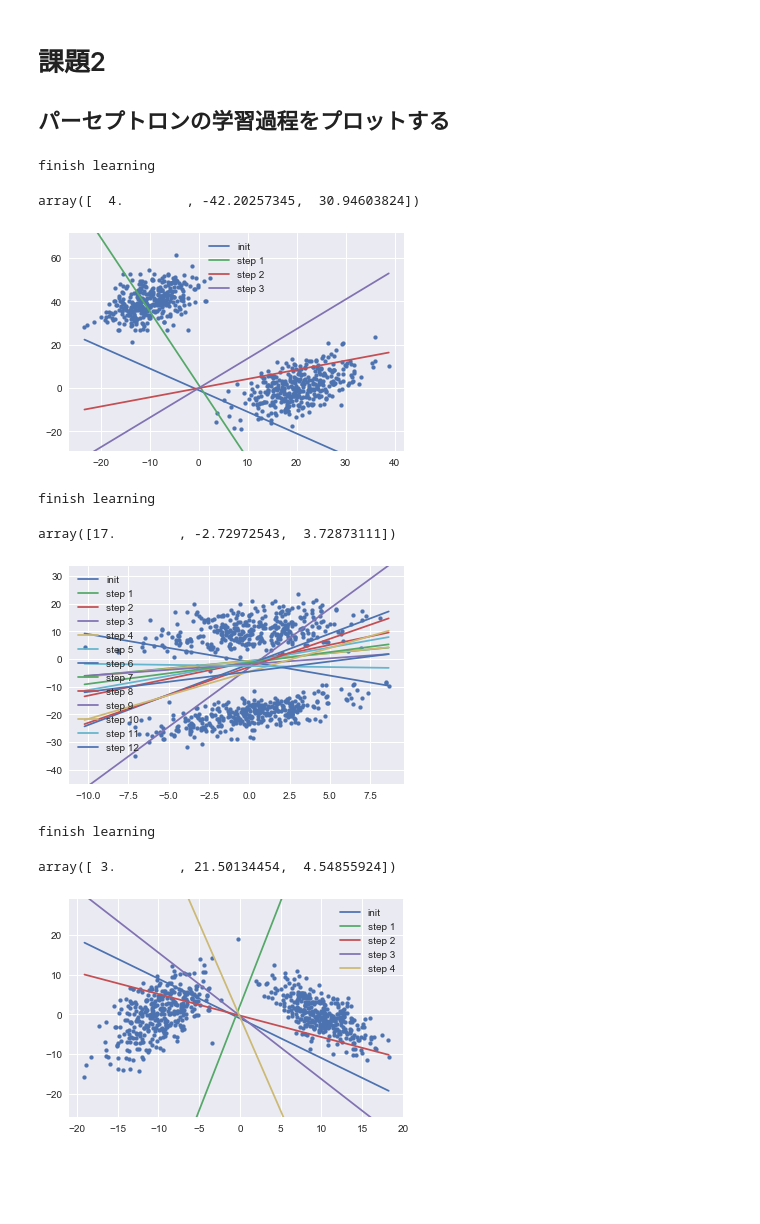
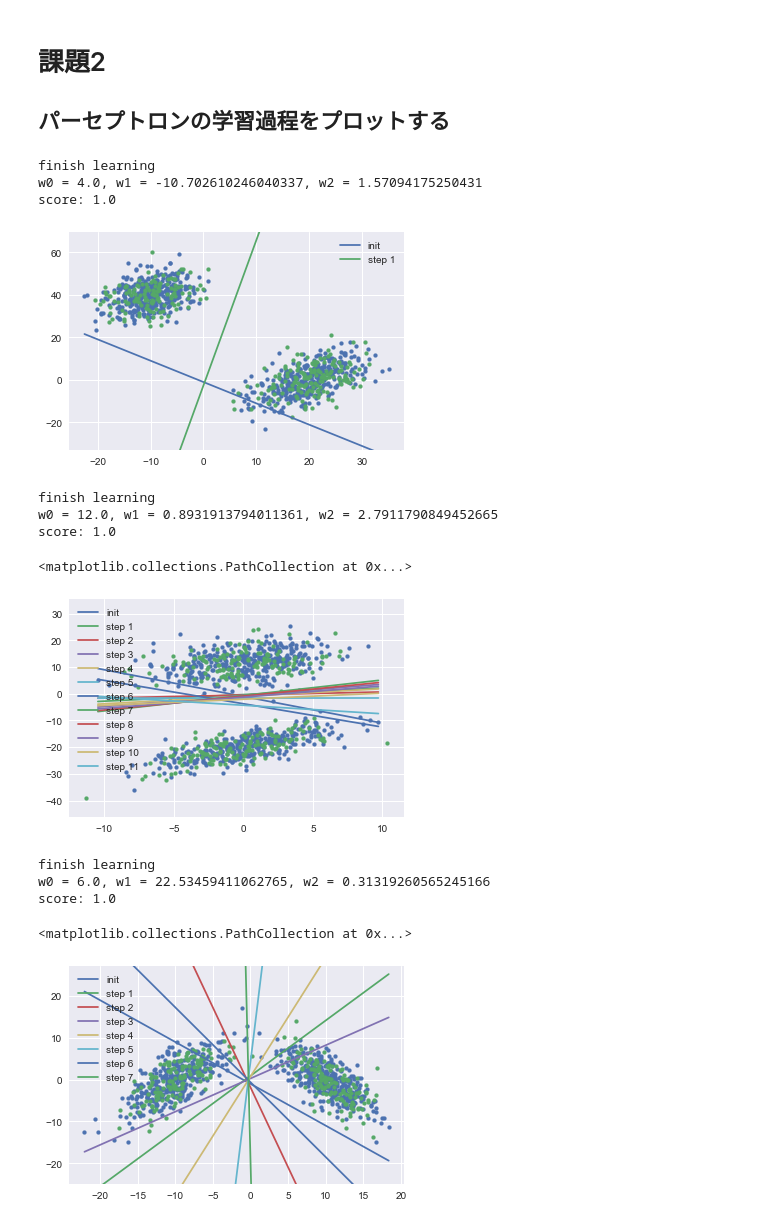
Before and after one commit to fukakeng/MlProgrammingStudy, a Jupyter notebook: hazipata/12_06_homework.ipynb, the cells around one changed output. Drawn from its saved outputs; the diff is of its cells as text; code cells hidden in the pictures; blank space fills up the shorter version.

```diff
--- a/hazipata/12_06_homework.ipynb
+++ b/hazipata/12_06_homework.ipynb
@@ -203,13 +213,20 @@ c1_rate = 0.5
 
 train_X, test_X, train_y, test_y = create_data(mean1, sigma1, mean2, sigma2, 1000, c1_rate)
 
-plot_learning_process(train_X)
+init_w = np.array([5, 5, 5])
+
+perceptron1 = Perceptron(init_w)
+perceptron1.plot_learning_process(train_X)
+perceptron1.print_params()
+perceptron1.score(test_X, test_y)
+plt.scatter(test_X[:, 0], test_X[:, 1], s=15)
 # %% [output]
 finish learning
+w0 = 4.0, w1 = -10.702610246040337, w2 = 1.57094175250431
+score: 1.0
-array([  4.        , -42.20257345,  30.94603824])
-[figure, old version]
+[figure, new version]
 # %%
-mean1 = np.array([0, 10])
+mean1 = np.array([0, 12])
 sigma1 = np.array([[10, 5], [5, 20]])
 mean2 = np.array([0, -20])
 sigma2 = np.array([[10, 10], [10, 20]])
@@ -217,22 +234,37 @@ c1_rate = 0.5
 
 train_X, test_X, train_y, test_y = create_data(mean1, sigma1, mean2, sigma2, 1000, c1_rate)
 
-plot_learning_process(train_X)
+init_w = np.array([5, 5, 5])
+
+perceptron2 = Perceptron(init_w)
+perceptron2.plot_learning_process(train_X)
+perceptron2.print_params()
+perceptron2.score(test_X, test_y)
+plt.scatter(test_X[:, 0], test_X[:, 1], s=15)
 # %% [output]
 finish learning
+w0 = 12.0, w1 = 0.8931913794011361, w2 = 2.7911790849452665
+score: 1.0
-array([17.        , -2.72972543,  3.72873111])
+<matplotlib.collections.PathCollection at 0x...>
-[figure, old version]
+[figure, new version]
 # %%
 mean1 = np.array([10, 0])
 sigma1 = np.array([[10, -10], [-10, 20]])
 mean2 = np.array([-10, 0])
-sigma2 = np.array([[10, 10], [10, 30]])
+sigma2 = np.array([[10, 10], [10, 20]])
 c1_rate = 0.5
 
 train_X, test_X, train_y, test_y = create_data(mean1, sigma1, mean2, sigma2, 1000, c1_rate)
+init_w = np.array([5, 5, 5])
 
-plot_learning_process(train_X)
+perceptron3 = Perceptron(init_w)
+perceptron3.plot_learning_process(train_X)
+perceptron3.print_params()
+perceptron3.score(test_X, test_y)
+plt.scatter(test_X[:, 0], test_X[:, 1], s=15)
 # %% [output]
 finish learning
+w0 = 6.0, w1 = 22.53459411062765, w2 = 0.31319260565245166
+score: 1.0
-array([ 3.        , 21.50134454,  4.54855924])
+<matplotlib.collections.PathCollection at 0x...>
-[figure, old version]
+[figure, new version]
```
Also changed, not shown: parts of 2 cells of this notebook.
